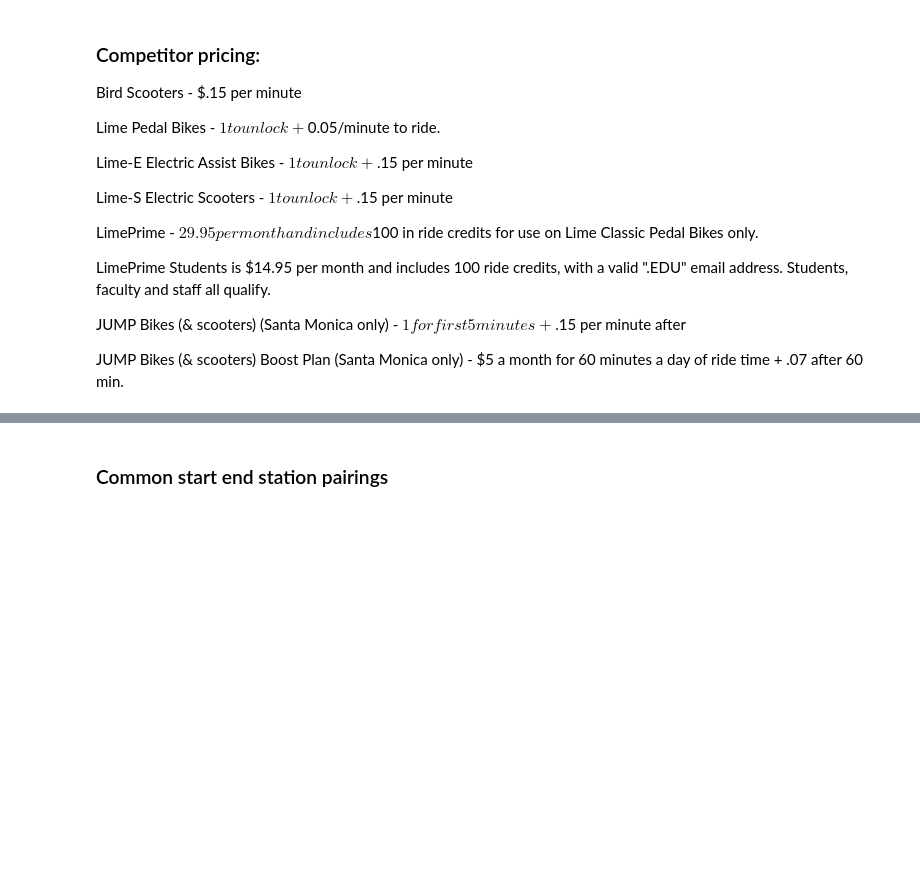
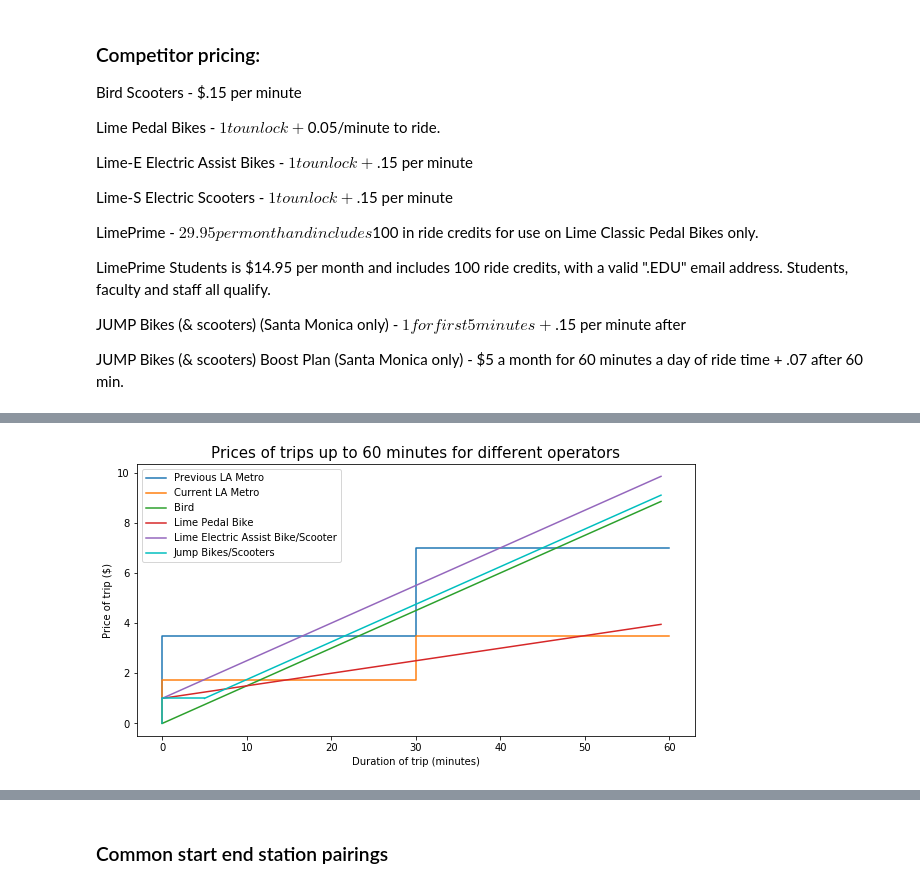
Before and after one commit to finnqiao/la_metro_bikeshare_data, a Jupyter notebook: notebooks/1.0-la-bikeshare.ipynb, the cells around one changed output, grey strips where cells are left out. Drawn from its saved outputs; the diff is of its cells as text; code cells hidden in the pictures; blank space fills up the shorter version.

```diff
--- a/notebooks/1.0-la-bikeshare.ipynb
+++ b/notebooks/1.0-la-bikeshare.ipynb
@@ -529,0 +544,17 @@ JUMP Bikes (& scooters) Boost Plan (Santa Monica only) - $5 a month for 60 minut
+# %%
+fig, axes = plt.subplots(figsize=(10,5))
+x = np.array(range(0,60))
+prev_la, = plt.step([0,30,60], [0,3.5,7], label = 'Previous LA Metro')
+cur_la, = plt.step([0,30,60], [0,1.75,3.5], label = 'Current LA Metro')
+bird, = plt.plot(x, 0.15 * x, label = 'Bird')
+lime_ped, = plt.plot(x, 1 + 0.05 * x, label = 'Lime Pedal Bike')
+lime_scoot, = plt.plot(x, 1 + 0.15 * x, label = 'Lime Electric Assist Bike/Scooter')
+jump1, = plt.step([0,5],[0,1],label = 'Jump Bikes/Scooters',color = 'c')
+jump2, = plt.plot(np.array(range(5,60)), 0.15 * np.array(range(5,60)) + 0.25, color = 'c')
+plt.title('Prices of trips up to 60 minutes for different operators', size=15)
+plt.xlabel('Duration of trip (minutes)')
+plt.ylabel('Price of trip ($)')
+plt.legend()
+plt.show()
+# %% [output]
+[figure, added]
```
Also changed, not shown: parts of 12 cells of this notebook.
